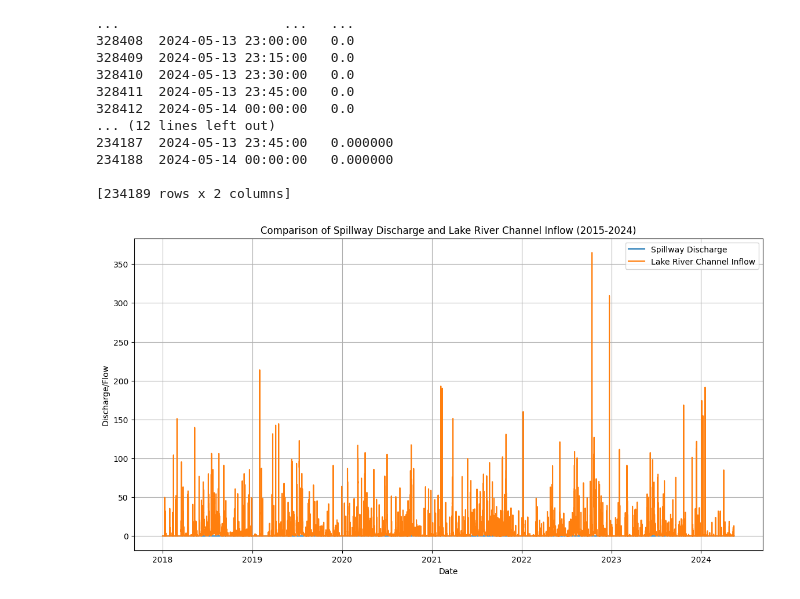
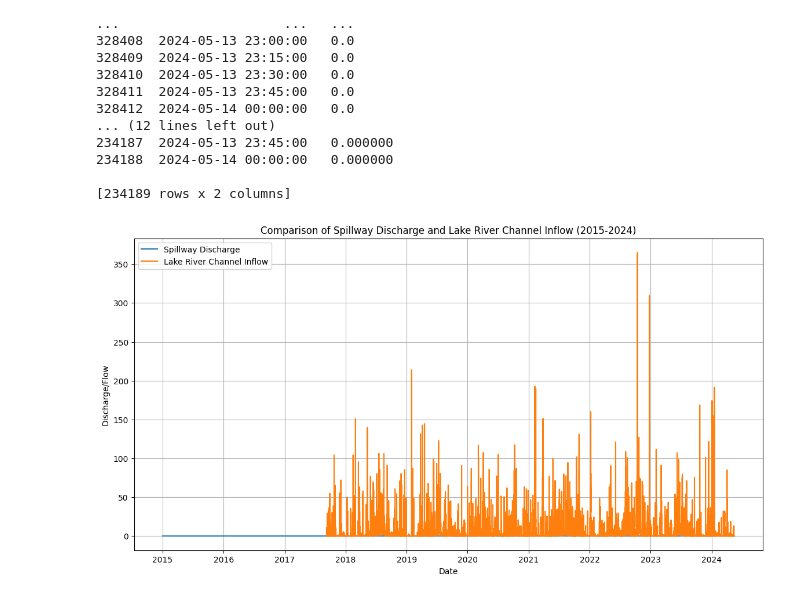
Before and after one commit to AquaticEcoDynamics/tassielakes-data, a Jupyter notebook: scripting/inflow/comparison_plot.ipynb, the cells around one changed output. Cells and saved outputs as stored; diff of their text form; code cells hidden in the pictures.

```diff
--- a/scripting/inflow/comparison_plot.ipynb
+++ b/scripting/inflow/comparison_plot.ipynb
@@ -27,27 +27,27 @@ print(inflow)
 # %%
 import matplotlib.pyplot as plt
 
 # Convert the 'Date' columns to datetime
 spillway['Date'] = pd.to_datetime(spillway['Date'])
 inflow['Date'] = pd.to_datetime(inflow['Date'])
 
 # Filter the dataframes to include only the data from 2015 to 2024
-start_date = '2018-01-01'
+start_date = '2015-01-01'
 end_date = '2024-12-31'
 
 spillway_filtered = spillway[(spillway['Date'] >= start_date) & (spillway['Date'] <= end_date)]
 inflow_filtered = inflow[(inflow['Date'] >= start_date) & (inflow['Date'] <= end_date)]
 
 # Plot the data
 plt.figure(figsize=(14, 7))
 plt.plot(spillway_filtered['Date'], spillway_filtered['Data'], label='Spillway Discharge')
 plt.plot(inflow_filtered['Date'], inflow_filtered['Data'], label='Lake River Channel Inflow')
 
 plt.xlabel('Date')
 plt.ylabel('Discharge/Flow')
 plt.title('Comparison of Spillway Discharge and Lake River Channel Inflow (2015-2024)')
 plt.legend()
 plt.grid(True)
 plt.show()
 # %% [output]
-[figure, old version]
+[figure, new version]
```
Also changed, not shown: parts of 3 cells of this notebook, 15 other files.
